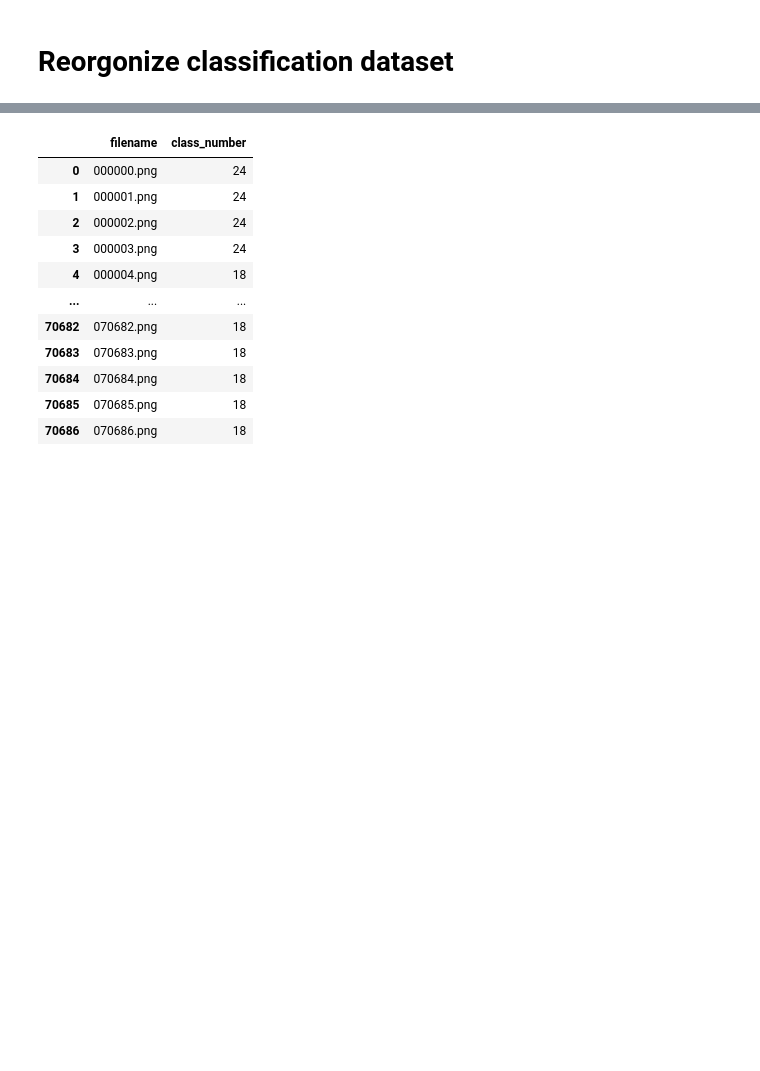
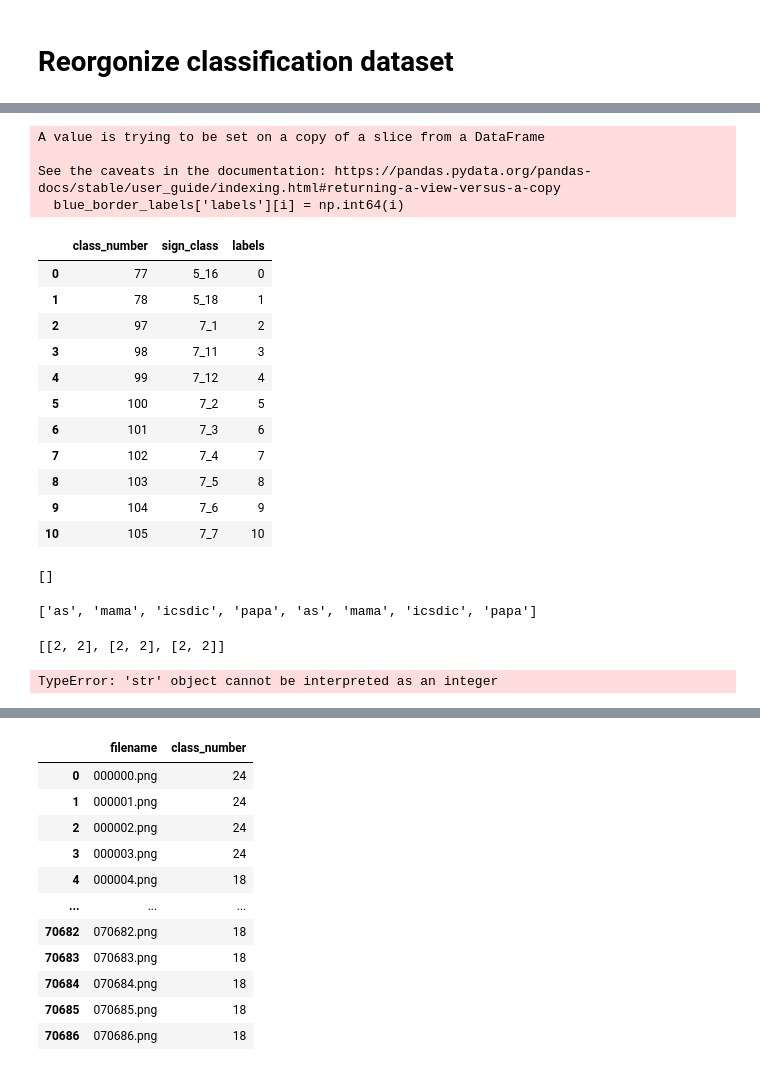
Before and after one commit to yursur/Traffic_sign_detection_pytorch, a Jupyter notebook: notebooks/Signs.ipynb, the cells around one changed output, grey strips where cells are left out. Saved outputs shown, nothing was run; the diff lists cells and outputs as text; code cells hidden in the pictures; blank space fills up the shorter version.

```diff
--- a/notebooks/Signs.ipynb
+++ b/notebooks/Signs.ipynb
@@ -37,6 +37,22 @@ nums_to_classes_df = pd.read_csv(path+'/numbers_to_classes.csv')
 CLASSES = ['5_20', '5_19_1', '5_15_5', '6_3_1', '6_7', '5_15_3', '6_4', '6_6', '5_15_1',\
                   '5_15_2', '5_6', '5_5', '5_15_2_2', '5_22', '5_3', '6_2_n50', '6_2_n70',\
                   '5_15_7', '5_14', '5_21', '6_2_n60', '5_7_1', '5_7_2', '5_11', '5_8']
+CLASSES_DICT = {
+    'blue_border': ['5_16', '7_3', '7_2', '7_12', '7_4', '7_11', '7_7', '5_18', '7_5', '7_6', '7_1'],
+    'blue_rect': ['5_20', '5_19_1', '5_15_5', '6_3_1', '6_7', '5_15_3', '6_4', '6_6', '5_15_1',\
+                  '5_15_2', '5_6', '5_5', '5_15_2_2', '5_22', '5_3', '6_2_n50', '6_2_n70',\
+                  '5_15_7', '5_14', '5_21', '6_2_n60', '5_7_1', '5_7_2', '5_11', '5_8'],
+    'danger': ['1_23', '1_17', '1_20_3', '1_25', '1_33', '1_15', '1_19', '1_16', '1_11_1',\
+               '1_22', '1_27', '2_3_2', '1_8', '2_3', '2_3_3', '1_11', '1_12_2', '1_20',\
+               '1_12', '1_2', '1_20_2', '1_21', '1_13', '1_14', '1_18', '1_1', '1_5'],
+    'main_road': ['2_1', '2_2'],
+    'mandatory': ['4_2_1', '4_1_6', '4_2_3', '4_1_1', '4_1_2_1', '4_1_2', '4_1_4', '4_3',\
+                  '4_1_5', '4_2_2', '4_1_3', '4_1_2_2'],
+    'prohibitory': ['3_24_n40', '3_24_n20', '3_4_n8', '3_4_1', '3_27', '3_18', '3_24_n5',\
+                    '3_24_n30', '3_24_n60', '3_24_n70', '3_24_n50', '3_32', '2_5', '3_1',\
+                    '3_20', '3_13_r4.5', '3_2', '3_24_n80', '3_10', '3_28', '3_24_n10',\
+                    '2_6', '3_18_2', '3_19', '3_30', '3_29', '3_11_n5', '3_13_r3.5']
+}
 # %%
 def num_to_class(num, nums_to_classes_df):
     """
@@ -45,0 +82,13 @@ def num_to_class(num, nums_to_classes_df):
+# %%
+for tt in ['train', 'test']:
+    for cl in list(CLASSES_DICT.keys()):
+        class_labels = pd.merge(nums_to_classes_df, pd.Series(CLASSES_DICT[cl], name='sign_class'), how='inner')
+        class_labels['labels'] = None
+        for i, _ in enumerate(class_labels.class_number):
+            class_labels['labels'][i] = np.int64(i)
+        gts_path = os.path.join(path, tt, 'gt_'+tt+'_'+cl+'.csv')
+        gts = pd.read_csv(gts_path)
+        gts['label'] = None
+        for i, cl_num in enumerate(gts.class_number):
+            gts['label'][i] = class_labels[class_labels.class_number==cl_num].labels.item()
+        gts.to_csv(gts_path)
@@ -45,0 +113,39 @@ def num_to_class(num, nums_to_classes_df):
+# %%
+for i, _ in enumerate(blue_border_labels.class_number):
+    blue_border_labels['labels'][i] = np.int64(i)
+# %% [output]
+A value is trying to be set on a copy of a slice from a DataFrame
+
+See the caveats in the documentation: https://pandas.pydata.org/pandas-docs/stable/user_guide/indexing.html#returning-a-view-versus-a-copy
+  blue_border_labels['labels'][i] = np.int64(i)
+|  | class_number | sign_class | labels |
+| 0 | 77 | 5_16 | 0 |
+| 1 | 78 | 5_18 | 1 |
+| 2 | 97 | 7_1 | 2 |
+| 3 | 98 | 7_11 | 3 |
+| 4 | 99 | 7_12 | 4 |
+| 5 | 100 | 7_2 | 5 |
+| 6 | 101 | 7_3 | 6 |
+| 7 | 102 | 7_4 | 7 |
+| 8 | 103 | 7_5 | 8 |
+| 9 | 104 | 7_6 | 9 |
+| 10 | 105 | 7_7 | 10 |
+# %%
+import re
+re.findall(r'\d', 'which foot or hand fell fastest')
+# %% [output]
+[]
+# %%
+listlist = ['as', 'icsdic', 'papa']
+listlist.insert(1, 'mama')
+listlist*2
+# %% [output]
+['as', 'mama', 'icsdic', 'papa', 'as', 'mama', 'icsdic', 'papa']
+# %%
+[[2]*2]*3
+# %% [output]
+[[2, 2], [2, 2], [2, 2]]
+# %%
+listlist.pop('mama')
+# %% [output]
+TypeError: 'str' object cannot be interpreted as an integer
```
Also changed, not shown: parts of 11 cells of this notebook, 33 other files.
